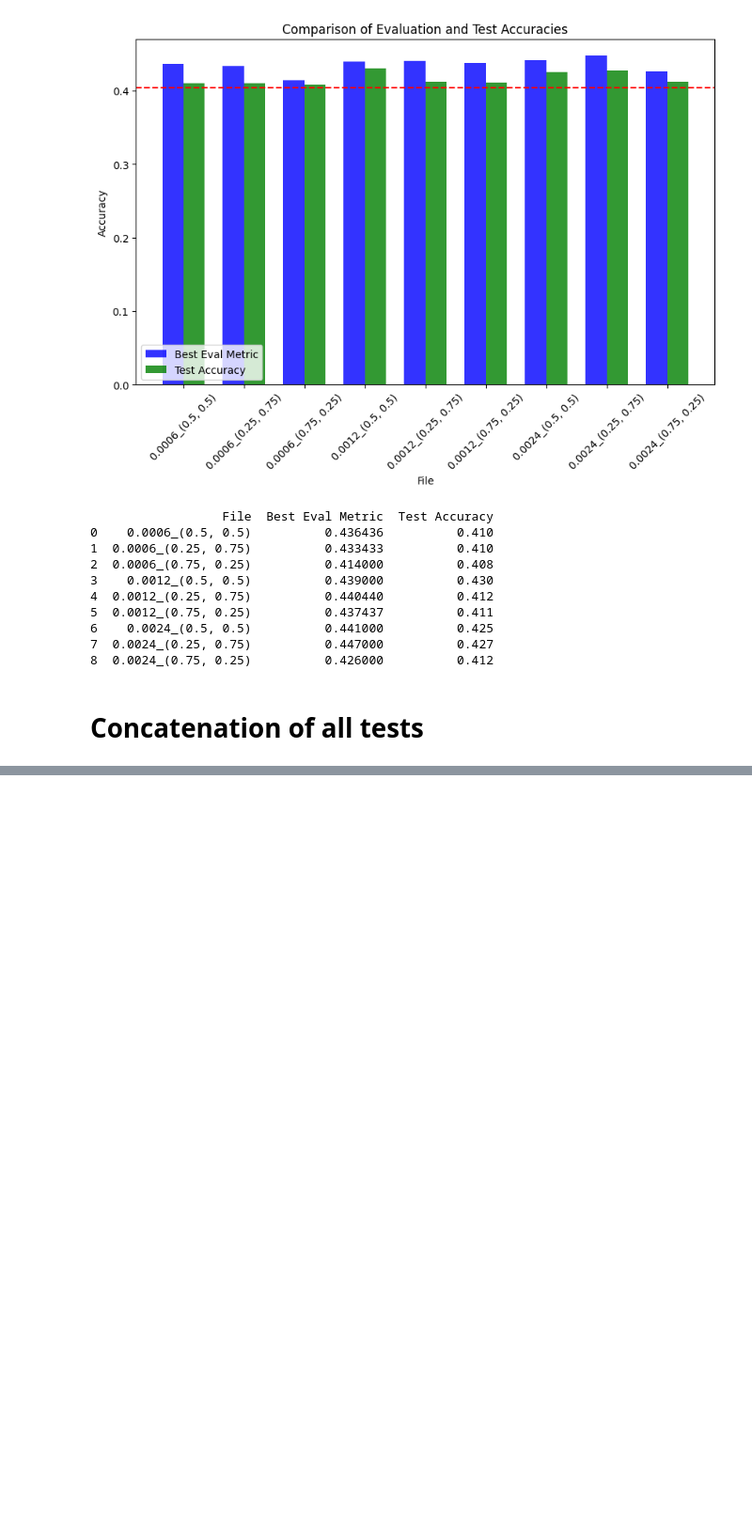
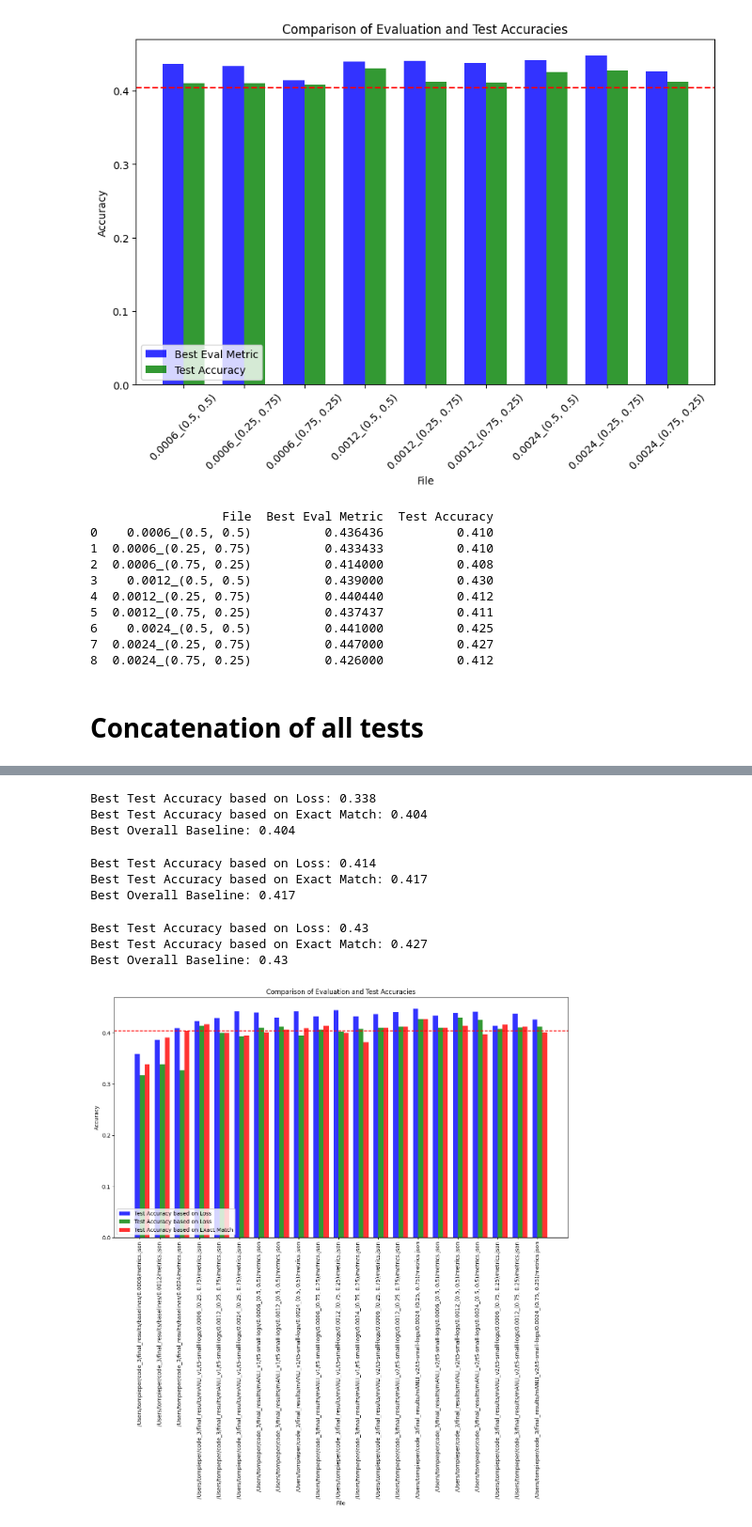
Before and after one commit to tomlpieper/ba, a Jupyter notebook: plotting.ipynb, the cells around one changed output, grey strips where cells are left out. Shown at 94% size. Cells and saved outputs as stored; diff of their text form; code cells hidden in the pictures; blank space fills up the shorter version.

```diff
--- a/plotting.ipynb
+++ b/plotting.ipynb
@@ -333,7 +333,7 @@ print(data)
 # Concatenation of all tests
 # %%
 
-df = pd.read_json('final_results/test_results_alternative')
+df = pd.read_json('final_results/tests_based_on_dev_accuracy.json')
 df
 # %% [output]
 |  | Type | Metrics | Weights | Config | Best_Checkpoint | Model_Checkpoint_Best_Label_Accuracy | Results |
@@ -355,0 +432,4 @@ df
+# %%
+df['Test Accuracy based on loss'] = list_test_accuracies
+df['Best Eval Accuracy'] = list_eval_accuracies
+df = df.rename(columns={"Results": "Test Accuracy based on Exact Match"})
@@ -355,0 +456,69 @@ df
+# %%
+baseline_df = df[df['Type'] == 'baselines']
+best_loss_accuracy = baseline_df['Test Accuracy based on loss'].max()
+best_exact_match_accuracy = baseline_df['Test Accuracy based on Exact Match'].max()
+
+print("Best Test Accuracy based on Loss:", best_loss_accuracy)
+print("Best Test Accuracy based on Exact Match:", best_exact_match_accuracy)
+
+best_overall_baseline = max(best_loss_accuracy, best_exact_match_accuracy)
+print("Best Overall Baseline:", best_overall_baseline)
+# %% [output]
+Best Test Accuracy based on Loss: 0.338
+Best Test Accuracy based on Exact Match: 0.404
+Best Overall Baseline: 0.404
+# %%
+v1_df = df[df['Type'] == 'modified']
+best_loss_accuracy = v1_df['Test Accuracy based on loss'].max()
+best_exact_match_accuracy = v1_df['Test Accuracy based on Exact Match'].max()
+
+print("Best Test Accuracy based on Loss:", best_loss_accuracy)
+print("Best Test Accuracy based on Exact Match:", best_exact_match_accuracy)
+
+best_overall_v1 = max(best_loss_accuracy, best_exact_match_accuracy)
+print("Best Overall Baseline:", best_overall_v1)
+# %% [output]
+Best Test Accuracy based on Loss: 0.414
+Best Test Accuracy based on Exact Match: 0.417
+Best Overall Baseline: 0.417
+# %%
+v2_df = df[df['Type'] == 'modified_2']
+best_loss_accuracy = v2_df['Test Accuracy based on loss'].max()
+best_exact_match_accuracy = v2_df['Test Accuracy based on Exact Match'].max()
+
+print("Best Test Accuracy based on Loss:", best_loss_accuracy)
+print("Best Test Accuracy based on Exact Match:", best_exact_match_accuracy)
+
+best_overall_v2 = max(best_loss_accuracy, best_exact_match_accuracy)
+print("Best Overall Baseline:", best_overall_v2)
+# %% [output]
+Best Test Accuracy based on Loss: 0.43
+Best Test Accuracy based on Exact Match: 0.427
+Best Overall Baseline: 0.43
+# %%
+# plot using matplotlib: values should be results, Test Accuracy, Eval Accuracy based on Loss, X axis should be the file names
+import matplotlib.pyplot as plt
+import numpy as np
+
+fig, ax = plt.subplots(figsize=(15, 8))
+index = range(len(all_files))
+bar_width = 0.25
+opacity = 0.8
+
+rects1 = ax.bar(index, df['Best Eval Accuracy'], bar_width, alpha=opacity, color='b', label='Test Accuracy based on Loss')
+rects2 = ax.bar([p + bar_width for p in index], df['Test Accuracy based on loss'], bar_width, alpha=opacity, color='g', label='Test Accuracy based on Loss')
+rects3 = ax.bar([p + bar_width*2 for p in index], df['Test Accuracy based on Exact Match'], bar_width, alpha=opacity, color='r', label='Test Accuracy based on Exact Match')
+
+ax.axhline(y=best_overall_baseline, color='r', linestyle='--')
+
+ax.set_xlabel('File')
+ax.set_ylabel('Accuracy')
+ax.set_title('Comparison of Evaluation and Test Accuracies')
+ax.set_xticks([p + bar_width /2 for p in index])
+ax.set_xticklabels(all_files)
+ax.tick_params(axis='x', labelrotation=90)
+ax.legend(loc='lower left')
+
+plt.show()
+# %% [output]
+[figure, added]
```
Also changed, not shown: parts of 6 cells of this notebook, 1 other file.
